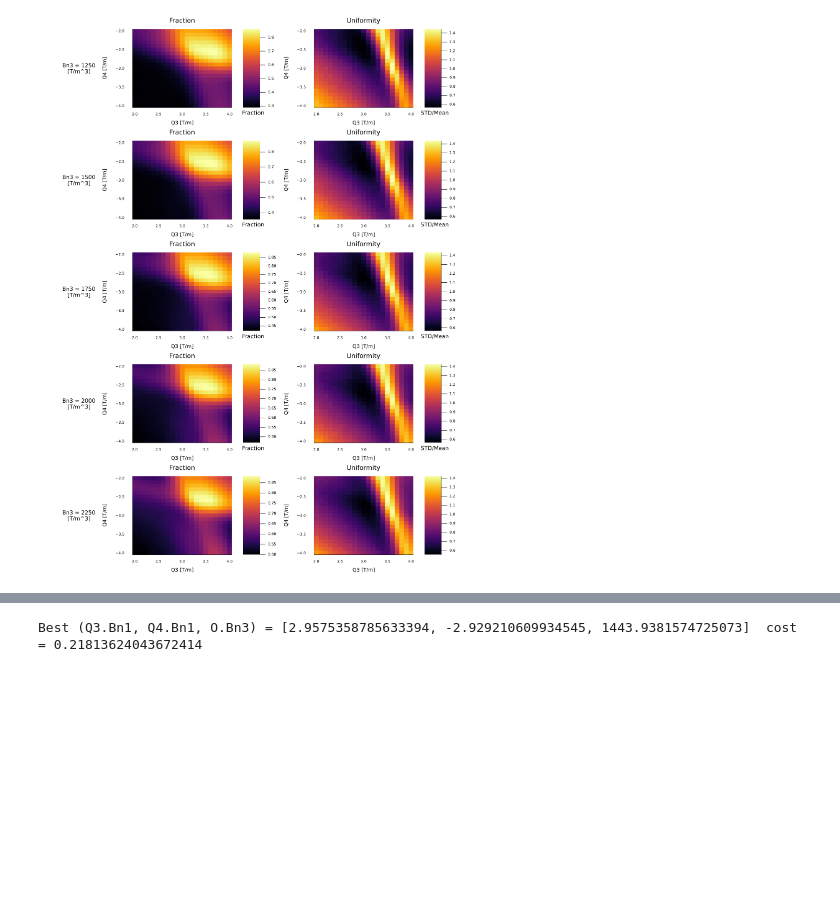
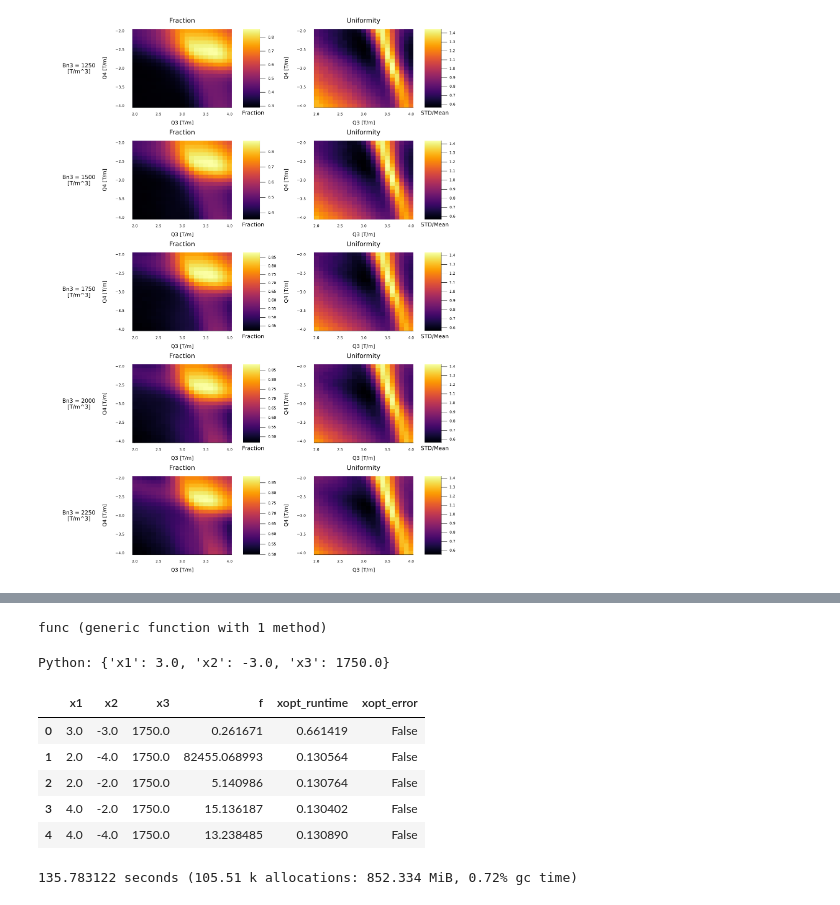
Before and after one commit to eiad-hamwi/NSRL, a Jupyter notebook: nsrl_julia.ipynb, the cells around one changed output, grey strips where cells are left out. Cells and saved outputs as stored; diff of their text form; code cells hidden in the pictures; blank space fills up the shorter version.

```diff
--- a/nsrl_julia.ipynb
+++ b/nsrl_julia.ipynb
@@ -342,0 +230,6 @@ plot(all_plots..., layout=l, size=(1400, 1800))
+# %%
+Xopt = xopt.Xopt
+VOCS = xopt.vocs.VOCS
+Evaluator = xopt.evaluator.Evaluator
+bayesian = pyimport("xopt.generators.bayesian")
+ExpectedImprovementGenerator = bayesian.ExpectedImprovementGenerator
@@ -361,21 +262,52 @@ Best (Q3.Bn1, Q4.Bn1, O.Bn3) = [2.967012114407703, -2.95254862450049, 1490.80267
-# %%
-function func(x)
-    Q3.Bn1 =  x[1]
-    Q4.Bn1 =  x[2]
-    O1.Bn3 = -x[3]
-    O2.Bn3 =  x[3]
-    bunch_tmp = deepcopy(b0)
-    track!(bunch_tmp, nsrl)
-    hist_data = hist(bunch_tmp, nx=80, ny=80, make_plot=false)
-    frac, uniform = box_merit(box(hist_data, h = 0.07, v = 0.07))
-    return uniform + exp(50*(0.75-frac))
-end
-
-x0    = [2.9, -2.9, 1.75e3]
-
-res = optimize(func, x0, NelderMead())
-bestx = Optim.minimizer(res)
-bestf = Optim.minimum(res)
-println("Best (Q3.Bn1, Q4.Bn1, O.Bn3) = ", bestx, "  cost = ", bestf)
-# %% [output]
-Best (Q3.Bn1, Q4.Bn1, O.Bn3) = [2.9575358785633394, -2.929210609934545, 1443.9381574725073]  cost = 0.21813624043672414
+# %%
+function func(x)
+    Q3.Bn1 =  x["x1"]
+    Q4.Bn1 =  x["x2"]
+    O1.Bn3 = -x["x3"]
+    O2.Bn3 =  x["x3"]
+
+    tmp = track(nsrl, coords)
+
+    cutout_tmp = hist(tmp, nx=80, ny=80, h = 0.07, v = 0.07, make_plot=false, cutout=true)
+    frac, uniform = box_merit( cutout_tmp )
+
+    return pydict(Dict("f" => uniform + exp(25 * (0.7 - frac))))
+end
+# %% [output]
+func (generic function with 1 method)
+# %%
+pydict(Dict(
+        "x1" =>  3.0,
+        "x2" => -3.0,
+        "x3" => 1.75e3
+))
+# %% [output]
+Python: {'x1': 3.0, 'x2': -3.0, 'x3': 1750.0}
+# %%
+evaluator = Py(Evaluator(; :function => func))
+
+generator = ExpectedImprovementGenerator(; :vocs => vocs, :turbo_controller => "optimize")
+generator.gp_constructor.use_low_noise_prior = true
+
+X = Xopt(; :evaluator => evaluator, :generator => generator, :vocs => vocs)
+
+_tmp = pydict(Dict(
+    "x1" =>  [3.0, 2.0, 2.0, 4.0, 4.0],
+    "x2" => [-3.0, -4.0, -2.0, -2.0, -4.0],
+    "x3" => [1.75e3, 1.75e3, 1.75e3, 1.75e3, 1.75e3]
+))
+
+X.evaluate_data(_tmp)
+# %% [output]
+|  | x1 | x2 | x3 | f | xopt_runtime | xopt_error |
+| 0 | 3.0 | -3.0 | 1750.0 | 0.261671 | 0.661419 | False |
+| 1 | 2.0 | -4.0 | 1750.0 | 82455.068993 | 0.130564 | False |
+| 2 | 2.0 | -2.0 | 1750.0 | 5.140986 | 0.130764 | False |
+| 3 | 4.0 | -2.0 | 1750.0 | 15.136187 | 0.130402 | False |
+| 4 | 4.0 | -4.0 | 1750.0 | 13.238485 | 0.130890 | False |
+# %%
+@time for i in 1:250
+    X.step()
+end
+# %% [output]
+135.783122 seconds (105.51 k allocations: 852.334 MiB, 0.72% gc time)
```
Also changed, not shown: parts of 26 cells of this notebook, 4 other files.
